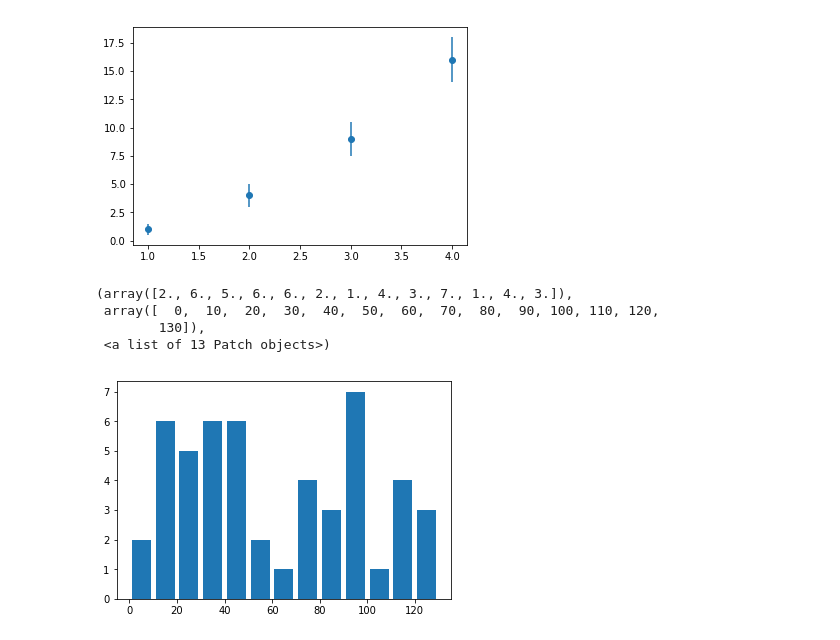
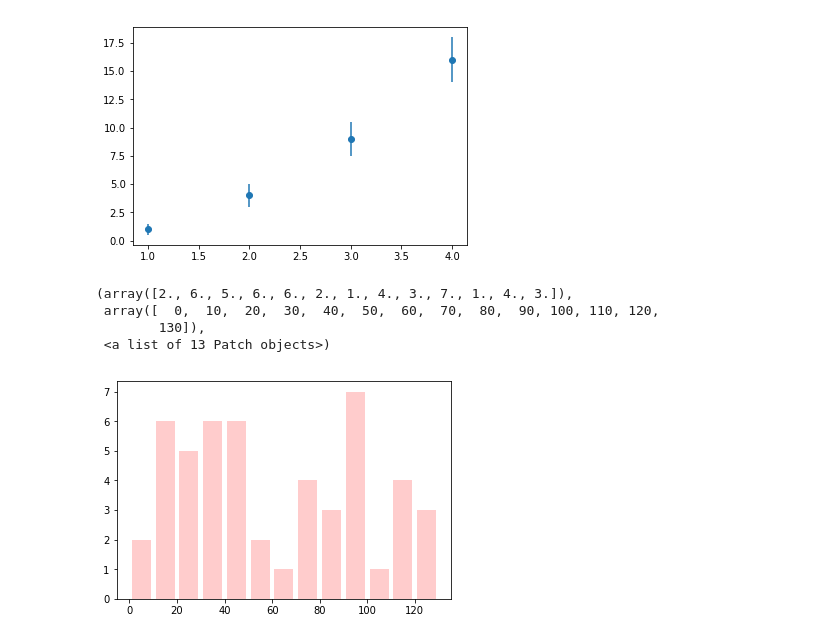
Before and after one commit to sajjadGG/book-python, a Jupyter notebook: data-vizualization/jupyter/Untitled.ipynb, the cells around one changed output. Saved outputs shown, nothing was run; the diff lists cells and outputs as text; code cells hidden in the pictures.

Commit message:
Data Visualization: Matplotlib #time 20m

```diff
--- a/data-vizualization/jupyter/Untitled.ipynb
+++ b/data-vizualization/jupyter/Untitled.ipynb
@@ -90,10 +90,10 @@ dsums = d1 + d2
 ages = np.random.randint(size=50, low=0, high=130)
 bins = [0, 10, 20, 30, 40, 50, 60, 70, 80, 90, 100, 110, 120, 130]
 # %%
-plt.hist(ages, bins, histtype='bar', rwidth=0.8)
+plt.hist(ages, bins, histtype='bar', rwidth=0.8, color='#FF000033')
 # %% [output]
 (array([2., 6., 5., 6., 6., 2., 1., 4., 3., 7., 1., 4., 3.]),
  array([  0,  10,  20,  30,  40,  50,  60,  70,  80,  90, 100, 110, 120,
         130]),
  <a list of 13 Patch objects>)
-[figure, old version]
+[figure, new version]
```
Also changed, not shown: parts of 3 cells of this notebook, 9 other files.
